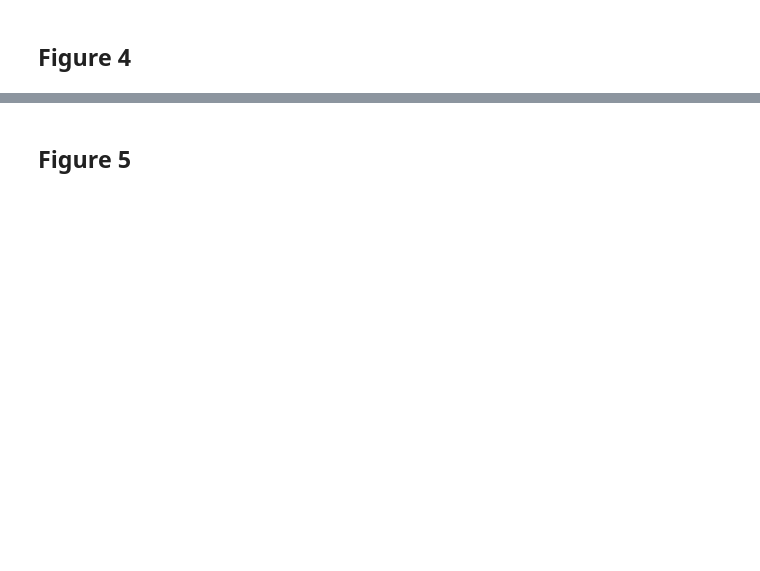
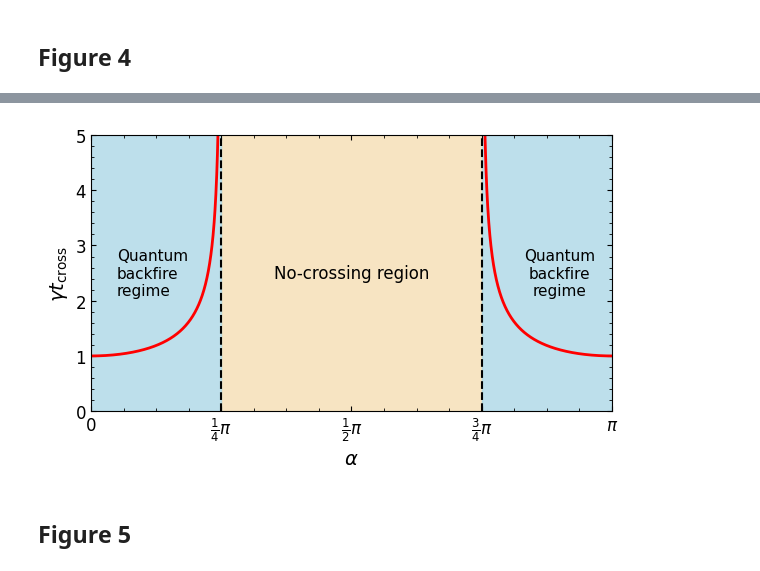
Before and after one commit to jefferson-jx/ctqw_bias_spreading_code, a Jupyter notebook: ctqw_bias_spreading_code.ipynb, the cells around one changed output, grey strips where cells are left out. Saved outputs shown, nothing was run; the diff lists cells and outputs as text; code cells hidden in the pictures; blank space fills up the shorter version.

```diff
--- a/ctqw_bias_spreading_code.ipynb
+++ b/ctqw_bias_spreading_code.ipynb
@@ -270,2 +411,79 @@ Plot_Survival_Probability_matplotlib()
+# %%
+def Plot_tcross_vs_alpha_simplified():
+    # Parameters
+    eps = 1e-3
+    npts = 600
+    a1 = np.linspace(0, np.pi/4 - eps, npts)
+    a2 = np.linspace(3*np.pi/4 + eps, np.pi - eps, npts)
+
+    # Crossing times
+    t1 = 1.0 / np.sqrt(1.0 - 2.0 * np.sin(a1)**2)
+    t2 = 1.0 / np.sqrt(1.0 - 2.0 * np.sin(a2)**2)
+
+    y_max = 5
+
+    # Figure setup
+    plt.figure(figsize=(6, 3.7))
+    ax = plt.gca()
+
+    # Background regions
+    ax.axvspan(np.pi/4, 3*np.pi/4, color='wheat', alpha=0.8, label='No-crossing region')
+    ax.axvspan(0, np.pi/4, color='lightblue', alpha=0.8)
+    ax.axvspan(3*np.pi/4, np.pi, color='lightblue', alpha=0.8)
+
+    # Curves
+    plt.plot(a1, t1, color='red', linewidth=2)
+    plt.plot(a2, t2, color='red', linewidth=2)
+
+    # Asymptotes
+    plt.axvline(x=np.pi/4, color='black', linestyle='dashed')
+    plt.axvline(x=3*np.pi/4, color='black', linestyle='dashed')
+
+    # In-figure labels
+    ax.text(
+        0.05,
+        0.5,
+        'Quantum\nbackfire\nregime',
+        transform=ax.transAxes,
+        fontsize=11,
+        ha='left',
+        va='center'
+    )
+
+    ax.text(
+        0.5,
+        0.5,
+        'No-crossing region',
+        transform=ax.transAxes,
+        fontsize=12,
+        ha='center',
+        va='center'
+    )
+
+    ax.text(
+        0.9,
+        0.5,
+        'Quantum\nbackfire\nregime',
+        transform=ax.transAxes,
+        fontsize=11,
+        ha='center',
+        va='center'
+    )
+
+    # Axis ticks
+    ax.set_xticks([0, np.pi/4, np.pi/2, 3*np.pi/4, np.pi])
+    ax.set_xticklabels(['0', r'$\frac{1}{4}\pi$', r'$\frac{1}{2}\pi$', r'$\frac{3}{4}\pi$', r'$\pi$'])
+
+    plt.xlabel(r'$\alpha$')
+    plt.ylabel(r'$\gamma t_{\mathrm{cross}}$')
+    plt.ylim(0, y_max)
+    plt.xlim(0, np.pi)
+
+    plt.tight_layout()
+    plt.show()
+
+Plot_tcross_vs_alpha_simplified()
+# %% [output]
+[figure, added]
 # %% [markdown]
 ## Figure 5
```
Also changed, not shown: parts of 11 cells of this notebook.
